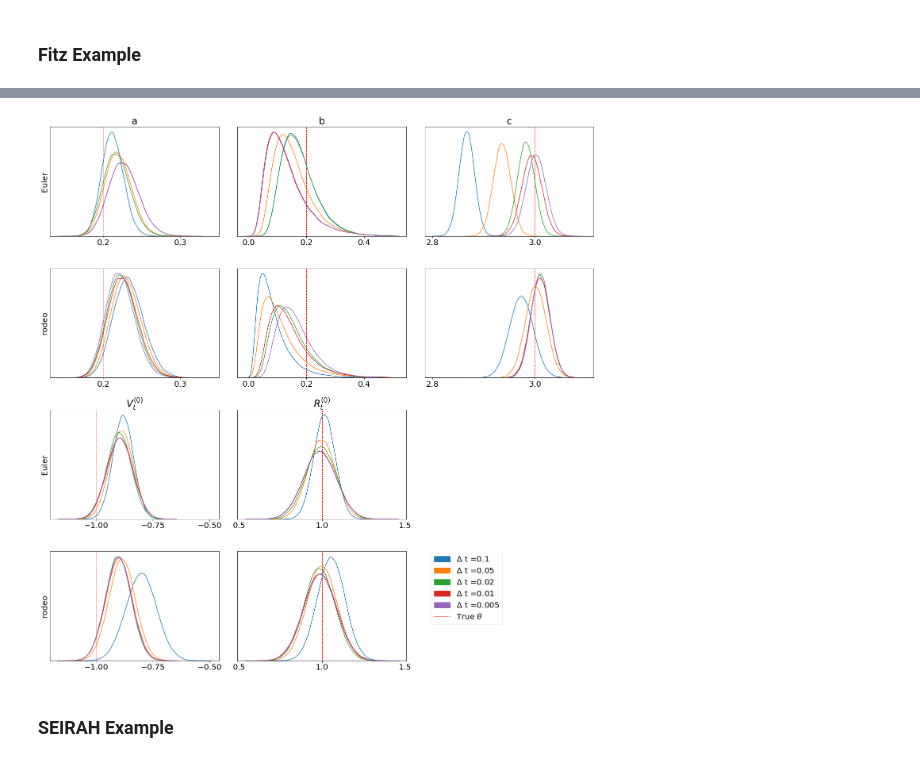
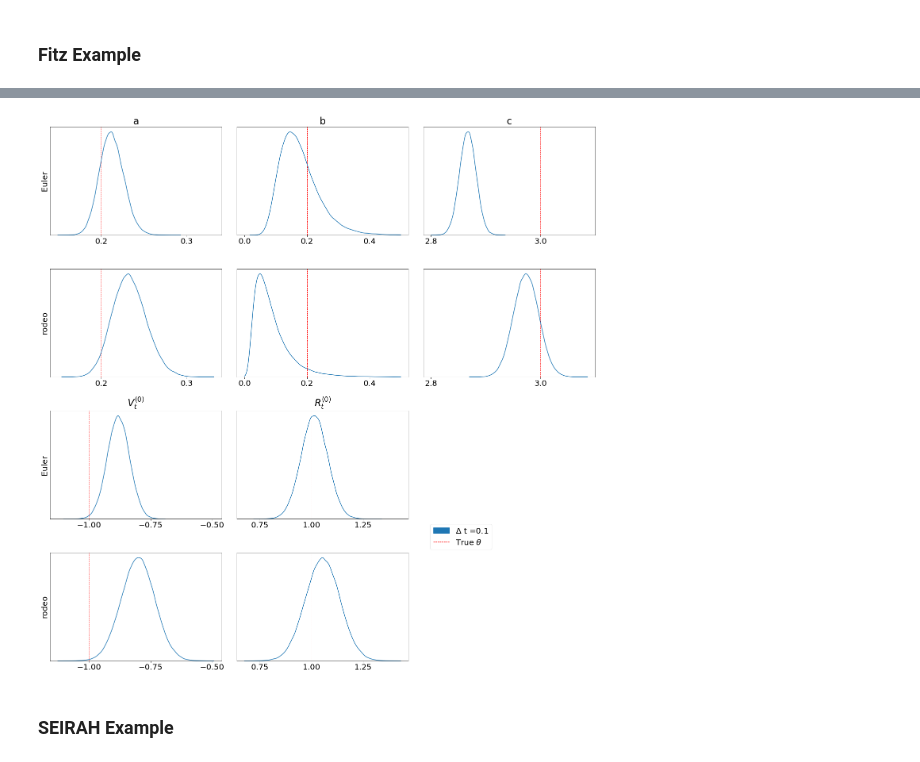
Before and after one commit to mlysy/rodeo-legacy, a Jupyter notebook: examples/Paper.ipynb, the cells around one changed output, grey strips where cells are left out. Cells and saved outputs as stored; diff of their text form; code cells hidden in the pictures.

```diff
--- a/examples/Paper.ipynb
+++ b/examples/Paper.ipynb
@@ -699,12 +703,14 @@ import numpy as np
 import matplotlib.pyplot as plt
 import jax
 import jax.numpy as jnp
+from jax import jit
 
 from inference.normal import normal as inference
 from rodeo.ibm import ibm_init
 from rodeo.jax.KalmanODE import *
 from rodeo.utils import indep_init, zero_pad
 
+@jit
 def fitz(X_t, t, theta):
     "Fitz ODE written for jax"
     a, b, c = theta
@@ -718,8 +724,7 @@ def fitzpad(X_t, t, theta):
     p = len(X_t)//2
     V, R = X_t[0], X_t[p]
     return jnp.array([V, c*(V - V*V*V/3 + R), 0,
-                     R, -1/c*(V - a + b*R), 0])
-
+                      R, -1/c*(V - a + b*R), 0])
 
 def fitz_example(load_calcs=False):
     "Perform parameter inference using the FitzHugh-Nagumo function."
@@ -775,7 +780,7 @@ def fitz_example(load_calcs=False):
     axs[1].legend(loc='upper left', bbox_to_anchor=[1, 1])
     #fig.savefig('figures/fitzsim.pdf')
 
-    dtlst = np.array([0.1, 0.05, 0.02, 0.01, 0.005])
+    dtlst = np.array([0.1])
     obs_t = 1
     if load_calcs:
         theta_euler = np.load('saves/fitz_theta_euler3.npy')
@@ -786,40 +791,40 @@ def fitz_example(load_calcs=False):
         phi_init = np.append(np.log(theta_true), x0)
         for i in range(len(dtlst)):
             phi_hat, phi_var = inf.phi_fit(Y_t, np.array([None, None]), dtlst[i], obs_t, phi_mean, phi_sd, inf.euler_nlpost,
-                                           inf.euler_solve, inf.loglike, gamma, phi_init=phi_init, auto=False)
+                                           inf.euler_solve, inf.loglike, gamma, phi_init=phi_init)
             theta_euler[i] = inf.phi_sample(phi_hat, phi_var, n_samples)
             theta_euler[i, :, :n_theta] = np.exp(theta_euler[i, :, :n_theta])
-        #np.save('saves/fitz_theta_euler.npy', theta_euler)
+        #np.save('saves/fitz_theta_euler3.npy', theta_euler)
 
         # Parameter inference using Kalman solver
         theta_kalman = np.zeros((len(dtlst), n_samples, n_theta+n_var))
         for i in range(len(dtlst)):
             ode_init = ibm_init(dtlst[i], n_deriv_prior, sigma)
             kinit = indep_init(ode_init, n_deriv_prior)
             kinit = dict((k, jnp.array(v)) for k, v in kinit.items())
             n_eval = int((tmax-tmin)/dtlst[i])
             inf.n_eval = n_eval
             inf.kinit = kinit
             inf.W = W
             phi_hat, phi_var = inf.phi_fit(Y_t, np.array([None, None]), dtlst[i], obs_t, phi_mean, phi_sd, inf.kalman_nlpost,
                                            inf.kalman_solve, inf.loglike, gamma, phi_init = phi_init)
             theta_kalman[i] = inf.phi_sample(phi_hat, phi_var, n_samples)
             theta_kalman[i, :, :n_theta] = np.exp(theta_kalman[i, :, :n_theta])
-        #np.save('saves/fitz_theta_kalman.npy', theta_kalman)
+        #np.save('saves/fitz_theta_kalman3.npy', theta_kalman)
 
     # Produces the graph in Figure 3
     plt.rcParams.update({'font.size': 20})
     var_names = ['a', 'b', 'c', r"$V_t^{(0)}$", r"$R_t^{(0)}$"]
-    param_true = np.append(theta_true, x0)
+    param_true = np.append(theta_true, np.array([-1, 1]))
     figure = inf.theta_plot(theta_euler, theta_kalman, param_true, dtlst, var_names, clip=[None, (0, 0.5), None, None, None], rows=2)
     #figure.savefig('figures/fitzfigure.pdf')
     return
 
 if __name__ == '__main__':
-    fitz_example(True)
+    fitz_example(False)
 # %% [output]
 [figure]
-[figure, old version]
+[figure, new version]
 # %% [markdown]
 ### SEIRAH Example
 # %%
```
Also changed, not shown: parts of 1 cell of this notebook, 6 other files.
